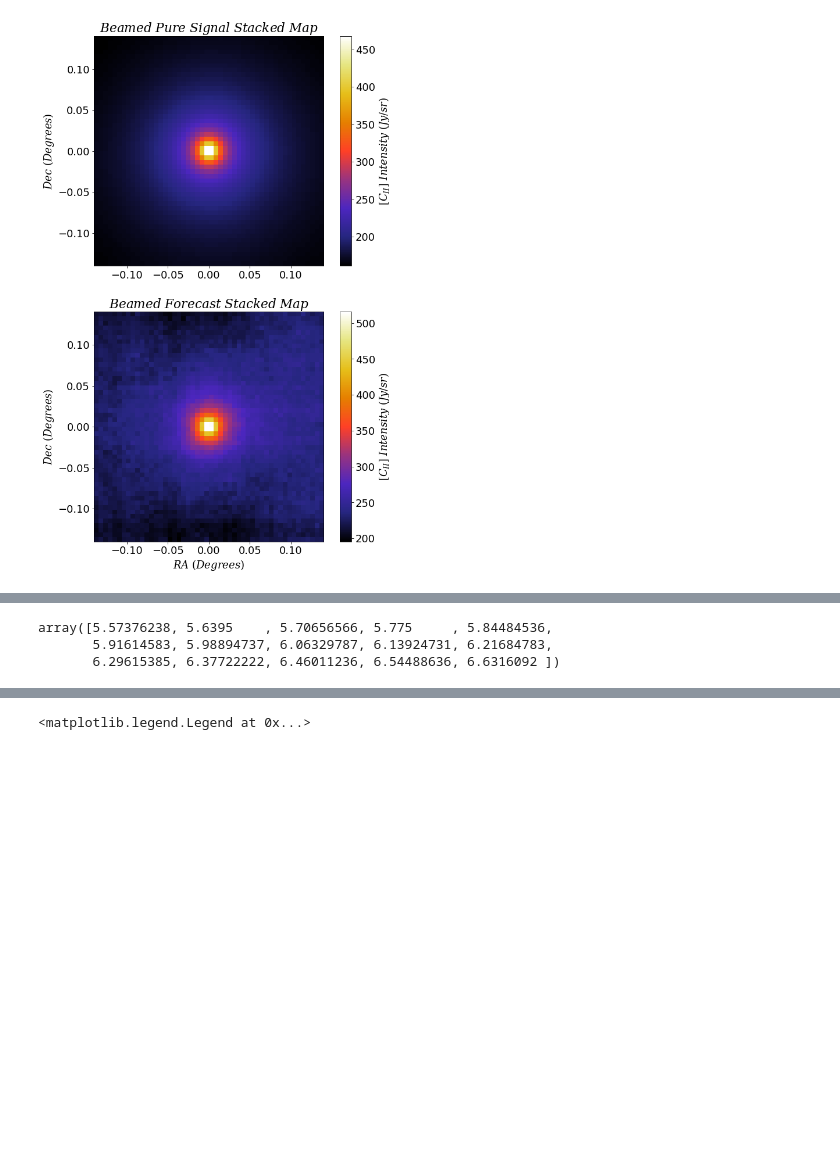
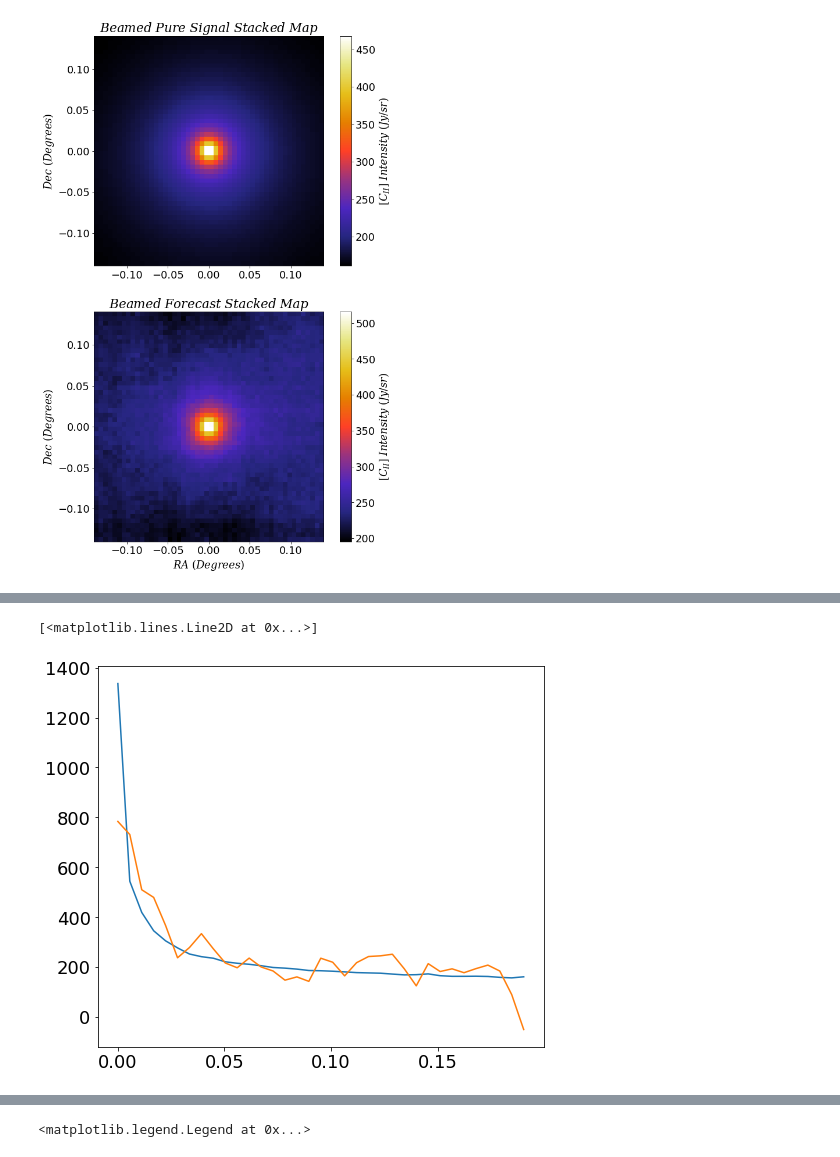
Before and after one commit to PatrickHorlaville/CITA_LIM, a Jupyter notebook: Many_stacks.ipynb, the cells around one changed output, grey strips where cells are left out. Saved outputs shown, nothing was run; the diff lists cells and outputs as text; code cells hidden in the pictures; blank space fills up the shorter version.

```diff
--- a/Many_stacks.ipynb
+++ b/Many_stacks.ipynb
@@ -167,11 +168,11 @@ plt.colorbar(label = r'$[C_{II}]\ Intensity\ (Jy/sr)$')
 # %%
-def radial_profile(data):
+def radprof(data):
 
     ## data = (n, n) shape
 
     n = len(data)
 
-    center_y = int(n/2)
+    center_y = (n-1)/2
     center_x = center_y
 
     center = (center_x, center_y)
@@ -182,6 +183,6 @@ def radial_profile(data):
 
     tbin = np.bincount(r.ravel(), data.ravel())
     nr = np.bincount(r.ravel())
-    radialprofile = tbin / nr
+    rp = tbin / nr
 
-    return radialprofile
+    return rp
@@ -251,6 +188,0 @@ map_zs = (m_cii.mapinst.nu_rest/m_cii.mapinst.nu_bincents) - 1
-# %%
-map_zs
-# %% [output]
-array([5.57376238, 5.6395    , 5.70656566, 5.775     , 5.84484536,
-       5.91614583, 5.98894737, 6.06329787, 6.13924731, 6.21684783,
-       6.29615385, 6.37722222, 6.46011236, 6.54488636, 6.6316092 ])
@@ -256,0 +208,11 @@ array([5.57376238, 5.6395    , 5.70656566, 5.775     , 5.84484536,
+# %%
+rad_sig_sing = radprof(sig_LBG[100])
+rad_for_sing = radprof(for_tobs2kh_LBG[100])
+# %%
+deg_away = np.linspace(0, (len(rad_sig_sing) - 1)*deg_per_pix, len(rad_sig_sing))
+# %%
+plt.plot(deg_away, rad_sig_sing)
+plt.plot(deg_away, rad_for_sing)
+# %% [output]
+[<matplotlib.lines.Line2D at 0x...>]
+[figure, added]
```
Also changed, not shown: parts of 71 cells of this notebook, 37 other files.
